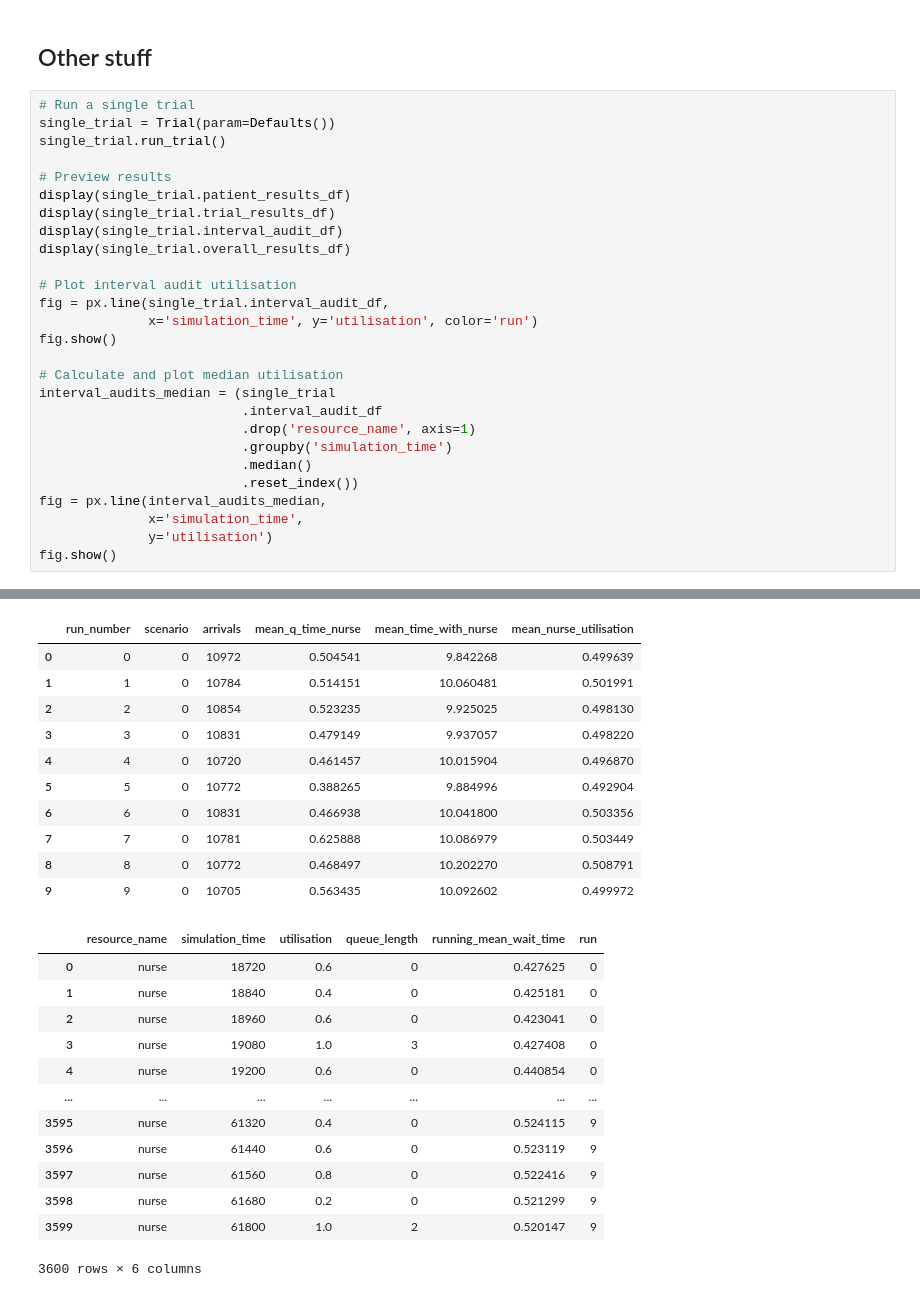
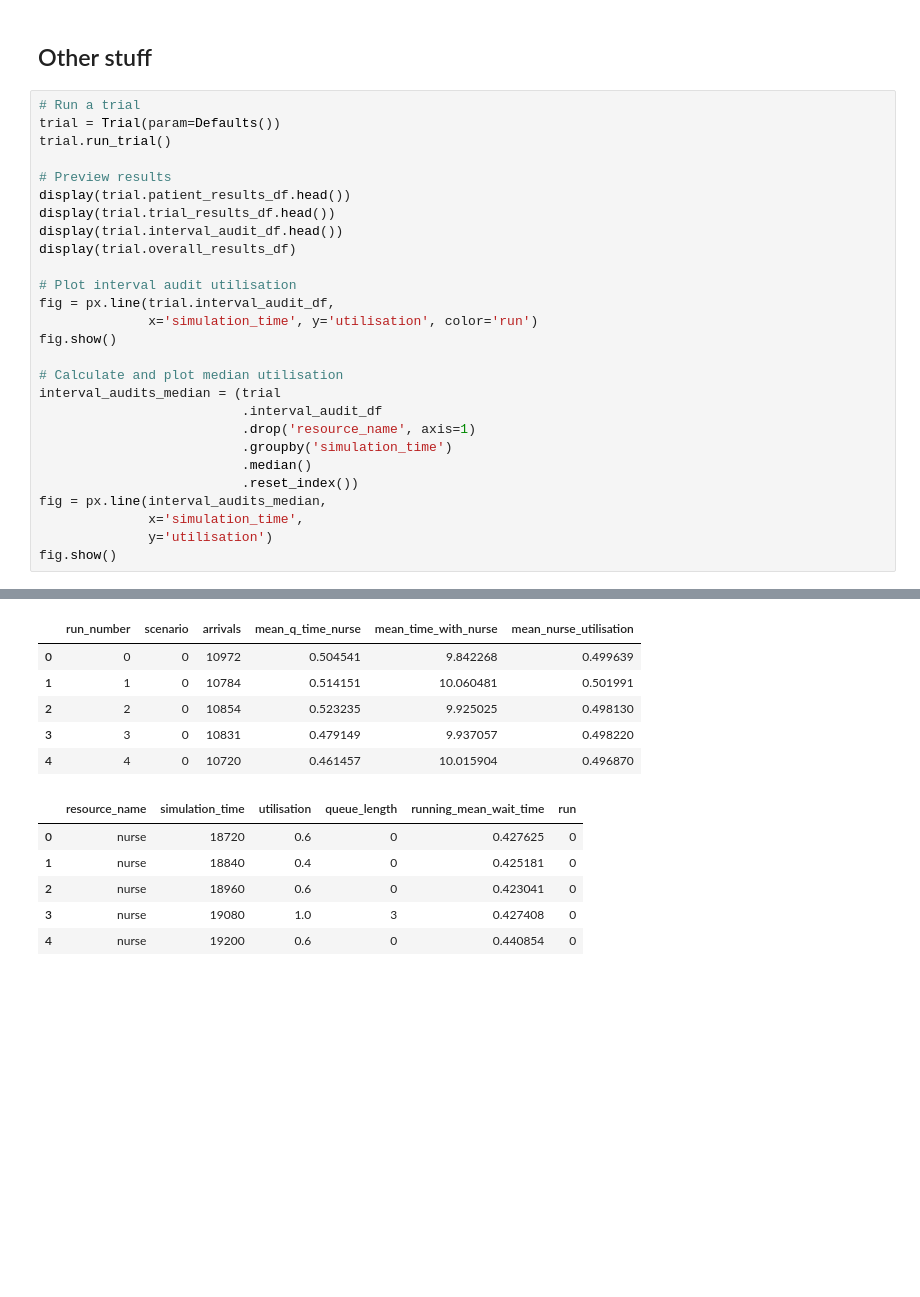
Before and after one commit to pythonhealthdatascience/pydesrap_mms, a Jupyter notebook: analysis.ipynb, the cells around one changed output, grey strips where cells are left out. Cells and saved outputs as stored; diff of their text form; blank space fills up the shorter version.

```diff
--- a/analysis.ipynb
+++ b/analysis.ipynb
@@ -278,23 +276,23 @@ plot_results_spread('mean_nurse_utilisation', 'Mean nurse utilisation')
 # %% [markdown]
 ## Other stuff
 # %%
-# Run a single trial
-single_trial = Trial(param=Defaults())
-single_trial.run_trial()
+# Run a trial
+trial = Trial(param=Defaults())
+trial.run_trial()
 
 # Preview results
-display(single_trial.patient_results_df)
-display(single_trial.trial_results_df)
-display(single_trial.interval_audit_df)
-display(single_trial.overall_results_df)
+display(trial.patient_results_df.head())
+display(trial.trial_results_df.head())
+display(trial.interval_audit_df.head())
+display(trial.overall_results_df)
 
 # Plot interval audit utilisation
-fig = px.line(single_trial.interval_audit_df,
+fig = px.line(trial.interval_audit_df,
               x='simulation_time', y='utilisation', color='run')
 fig.show()
 
 # Calculate and plot median utilisation
-interval_audits_median = (single_trial
+interval_audits_median = (trial
                           .interval_audit_df
                           .drop('resource_name', axis=1)
                           .groupby('simulation_time')
@@ -321,27 +312,15 @@ fig.show()
 |  | run_number | scenario | arrivals | mean_q_time_nurse | mean_time_with_nurse | mean_nurse_utilisation |
 | 0 | 0 | 0 | 10972 | 0.504541 | 9.842268 | 0.499639 |
 | 1 | 1 | 0 | 10784 | 0.514151 | 10.060481 | 0.501991 |
 | 2 | 2 | 0 | 10854 | 0.523235 | 9.925025 | 0.498130 |
 | 3 | 3 | 0 | 10831 | 0.479149 | 9.937057 | 0.498220 |
 | 4 | 4 | 0 | 10720 | 0.461457 | 10.015904 | 0.496870 |
-| 5 | 5 | 0 | 10772 | 0.388265 | 9.884996 | 0.492904 |
-| 6 | 6 | 0 | 10831 | 0.466938 | 10.041800 | 0.503356 |
-| 7 | 7 | 0 | 10781 | 0.625888 | 10.086979 | 0.503449 |
-| 8 | 8 | 0 | 10772 | 0.468497 | 10.202270 | 0.508791 |
-| 9 | 9 | 0 | 10705 | 0.563435 | 10.092602 | 0.499972 |
 |  | resource_name | simulation_time | utilisation | queue_length | running_mean_wait_time | run |
 | 0 | nurse | 18720 | 0.6 | 0 | 0.427625 | 0 |
 | 1 | nurse | 18840 | 0.4 | 0 | 0.425181 | 0 |
 | 2 | nurse | 18960 | 0.6 | 0 | 0.423041 | 0 |
 | 3 | nurse | 19080 | 1.0 | 3 | 0.427408 | 0 |
 | 4 | nurse | 19200 | 0.6 | 0 | 0.440854 | 0 |
-| ... | ... | ... | ... | ... | ... | ... |
-| 3595 | nurse | 61320 | 0.4 | 0 | 0.524115 | 9 |
-| 3596 | nurse | 61440 | 0.6 | 0 | 0.523119 | 9 |
-| 3597 | nurse | 61560 | 0.8 | 0 | 0.522416 | 9 |
-| 3598 | nurse | 61680 | 0.2 | 0 | 0.521299 | 9 |
-| 3599 | nurse | 61800 | 1.0 | 2 | 0.520147 | 9 |
-3600 rows × 6 columns
 |  | arrivals | mean_q_time_nurse | mean_time_with_nurse | mean_nurse_utilisation |
 | mean | 10802.200000 | 0.499556 | 10.008938 | 0.500332 |
 | std_dev | 75.999708 | 0.064223 | 0.110354 | 0.004349 |
```
Also changed, not shown: parts of 4 cells of this notebook, 1 other file.
